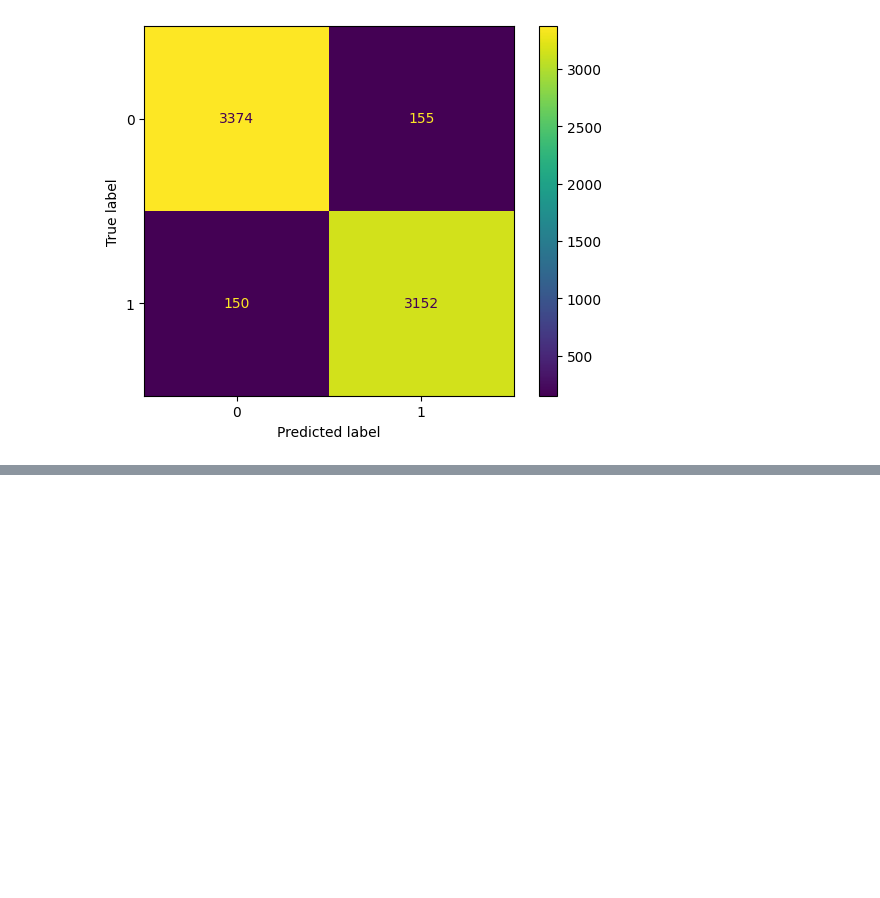
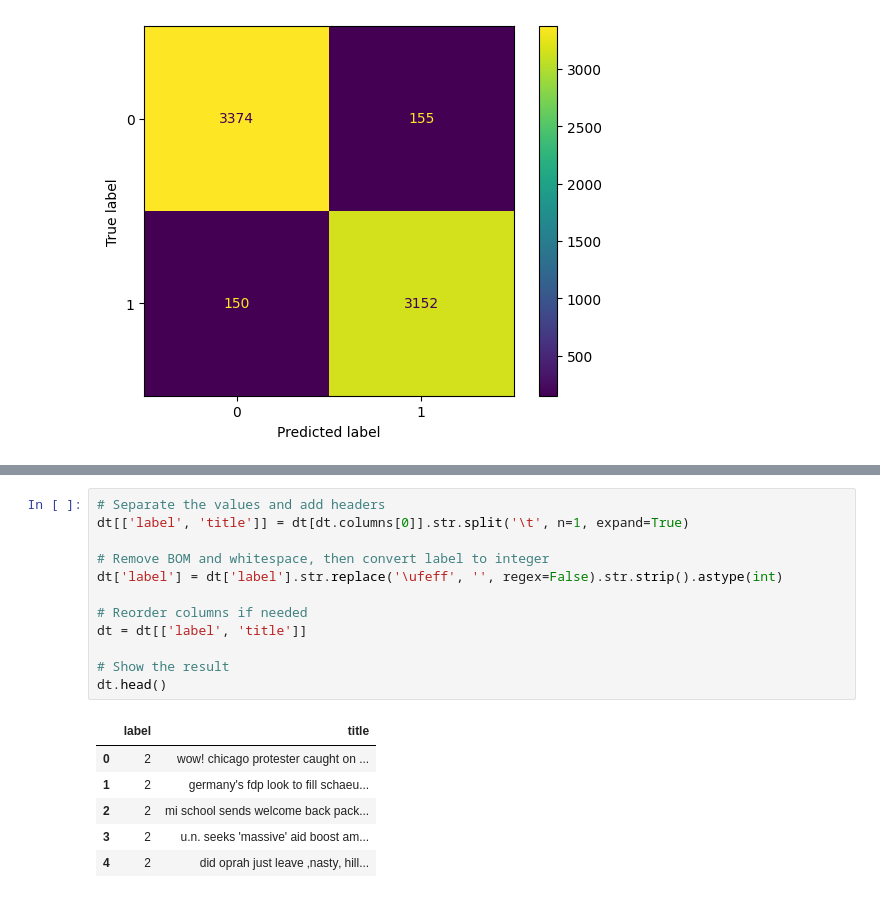
Before and after one commit to Julseb-Ironhack-AI/project-nlp-challenge, a Jupyter notebook: Bert_Model.ipynb, the cells around one changed output, grey strips where cells are left out. Cells and saved outputs as stored; diff of their text form; blank space fills up the shorter version.

```diff
--- a/Bert_Model.ipynb
+++ b/Bert_Model.ipynb
@@ -188,0 +201,19 @@ plt.show()
+# %%
+# Separate the values and add headers
+dt[['label', 'title']] = dt[dt.columns[0]].str.split('\t', n=1, expand=True)
+
+# Remove BOM and whitespace, then convert label to integer
+dt['label'] = dt['label'].str.replace('\ufeff', '', regex=False).str.strip().astype(int)
+
+# Reorder columns if needed
+dt = dt[['label', 'title']]
+
+# Show the result
+dt.head()
+# %% [output]
+|  | label | title |
+| 0 | 2 | wow! chicago protester caught on ... |
+| 1 | 2 | germany's fdp look to fill schaeu... |
+| 2 | 2 | mi school sends welcome back pack... |
+| 3 | 2 | u.n. seeks 'massive' aid boost am... |
+| 4 | 2 | did oprah just leave ‚nasty‚ hill... |
```
Also changed, not shown: parts of 3 cells of this notebook.
